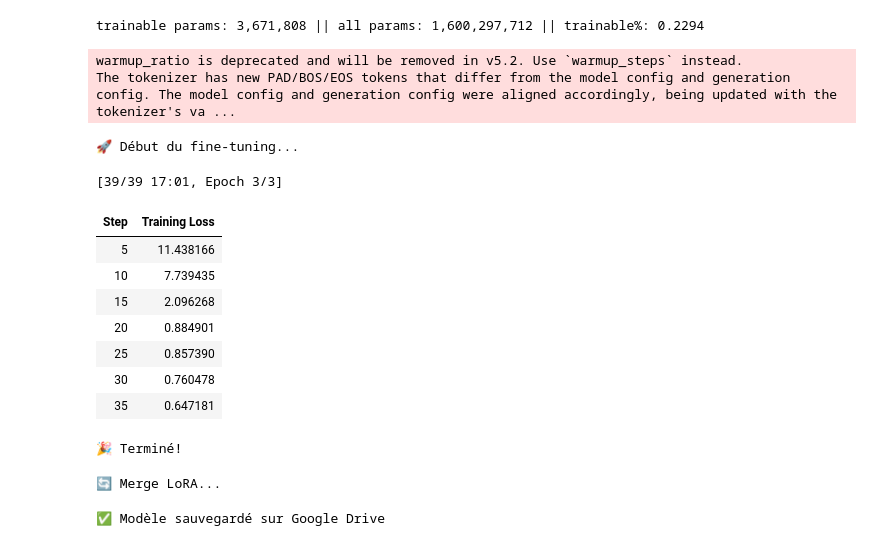
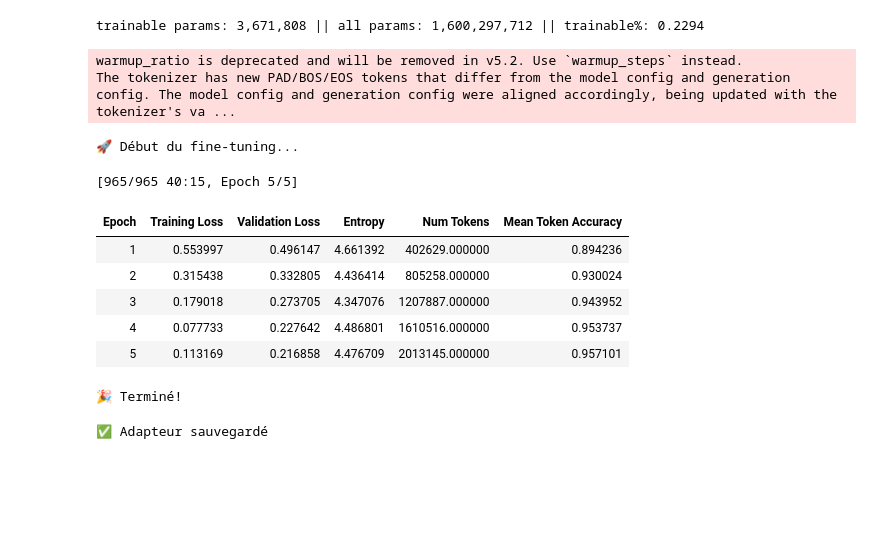
Before and after one commit to PaulFaguet/ocr-manuscrit, a Jupyter notebook: sft/SFT_LFM2_5_VL_1_6B.ipynb, the cells around one changed output. Drawn from its saved outputs; the diff is of its cells as text; code cells hidden in the pictures; blank space fills up the shorter version.

```diff
--- a/sft/SFT_LFM2_5_VL_1_6B.ipynb
+++ b/sft/SFT_LFM2_5_VL_1_6B.ipynb
@@ -65,8 +65,8 @@ Please note that authentication is recommended but still optional to access publ
 from datasets import load_dataset, Image
 import os
 
-base_path = "/content/data/lines"
-jsonl_path = "/content/data/transcription.jsonl"
+base_path = "/content/data/lines_augmented"
+jsonl_path = "/content/data/transcription_augmented.jsonl"
 
 raw_ds = load_dataset("json", data_files=jsonl_path)
 
@@ -131,7 +131,6 @@ def create_fixed_collate_fn(processor):
 
         for conversation in samples:
             images = []
-            # Construire le texte avec le tokenizer directement
             text = processor.tokenizer.apply_chat_template(
                 conversation,
                 tokenize=False,
@@ -139,7 +138,6 @@ def create_fixed_collate_fn(processor):
             )
             all_texts.append(text)
 
-            # Extraire les images des messages user
             for message in conversation:
                 if message["role"] == "user" and isinstance(message["content"], list):
                     for item in message["content"]:
@@ -147,7 +145,6 @@ def create_fixed_collate_fn(processor):
                             images.append(item["image"])
             all_images.append(images)
 
-        # Tokenizer + image processor
         batch = processor(
             text=all_texts,
             images=all_images if any(all_images) else None,
@@ -156,10 +153,22 @@ def create_fixed_collate_fn(processor):
         )
 
         labels = batch["input_ids"].clone()
+
+        # Token ID du marqueur de fin de tour
+        im_end_token = processor.tokenizer.encode("<|im_end|>", add_special_tokens=False)[0]
+
+        for i, label_seq in enumerate(labels):
+            im_end_positions = (label_seq == im_end_token).nonzero(as_tuple=True)[0]
+
+            # 2ème <|im_end|> = fin du user message
+            if len(im_end_positions) >= 2:
+                mask_until = im_end_positions[1].item() + 1
+                labels[i, :mask_until] = -100
+
         labels[labels == processor.tokenizer.pad_token_id] = -100
         batch["labels"] = labels
+
         return batch
-
     return collate_fn
 
 collate_fn = create_fixed_collate_fn(processor)
@@ -184,59 +227,52 @@ from trl import SFTConfig, SFTTrainer
 
 sft_config = SFTConfig(
     output_dir="./lfm25-manuscrit",
-    num_train_epochs=3,
+    num_train_epochs=5,
     per_device_train_batch_size=1,
     gradient_accumulation_steps=8,
-    learning_rate=5e-4,
+    learning_rate=2e-4,
     warmup_ratio=0.1,
     weight_decay=0.01,
     logging_steps=5,
     optim="adamw_torch_8bit",
     gradient_checkpointing=True,
     max_length=512,
     dataset_kwargs={"skip_prepare_dataset": True},
     save_strategy="epoch",
+    eval_strategy="epoch",
     bf16=True,
 )
 
 trainer = SFTTrainer(
     model=model,
     args=sft_config,
     train_dataset=train_dataset,
     eval_dataset=eval_dataset,
     data_collator=collate_fn,
     processing_class=processor.tokenizer,
 )
 
 print("🚀 Début du fine-tuning...")
 trainer.train()
 print("🎉 Terminé!")
 # %% [output]
 warmup_ratio is deprecated and will be removed in v5.2. Use `warmup_steps` instead.
 The tokenizer has new PAD/BOS/EOS tokens that differ from the model config and generation config. The model config and generation config were aligned accordingly, being updated with the tokenizer's va ...
 🚀 Début du fine-tuning...
-[39/39 17:01, Epoch 3/3]
+[965/965 40:15, Epoch 5/5]
-| Step | Training Loss |
-| 5 | 11.438166 |
-| 10 | 7.739435 |
-| 15 | 2.096268 |
-| 20 | 0.884901 |
-| 25 | 0.857390 |
-| 30 | 0.760478 |
-| 35 | 0.647181 |
+| Epoch | Training Loss | Validation Loss | Entropy | Num Tokens | Mean Token Accuracy |
+| 1 | 0.553997 | 0.496147 | 4.661392 | 402629.000000 | 0.894236 |
+| 2 | 0.315438 | 0.332805 | 4.436414 | 805258.000000 | 0.930024 |
+| 3 | 0.179018 | 0.273705 | 4.347076 | 1207887.000000 | 0.943952 |
+| 4 | 0.077733 | 0.227642 | 4.486801 | 1610516.000000 | 0.953737 |
+| 5 | 0.113169 | 0.216858 | 4.476709 | 2013145.000000 | 0.957101 |
 🎉 Terminé!
 # %%
-model = trainer.model
+# Sauvegarde SEULEMENT l'adapteur (sans merge)
+trainer.model.save_pretrained("./lfm25-manuscrit-epoch1")
+processor.save_pretrained("./lfm25-manuscrit-epoch1")
 
-if hasattr(model, 'peft_config'):
-    print("🔄 Merge LoRA...")
-    model = model.merge_and_unload()
-
-model.save_pretrained("./lfm25-manuscrit")
-processor.save_pretrained("./lfm25-manuscrit")
-
-!cp -r ./lfm25-manuscrit /content/drive/MyDrive/
-print("✅ Modèle sauvegardé sur Google Drive")
+!cp -r ./lfm25-manuscrit-epoch1 /content/drive/MyDrive/
+print("✅ Adapteur sauvegardé")
 # %% [output]
-🔄 Merge LoRA...
+✅ Adapteur sauvegardé
-✅ Modèle sauvegardé sur Google Drive
```
Also changed, not shown: parts of 6 cells of this notebook, 10 other files.
